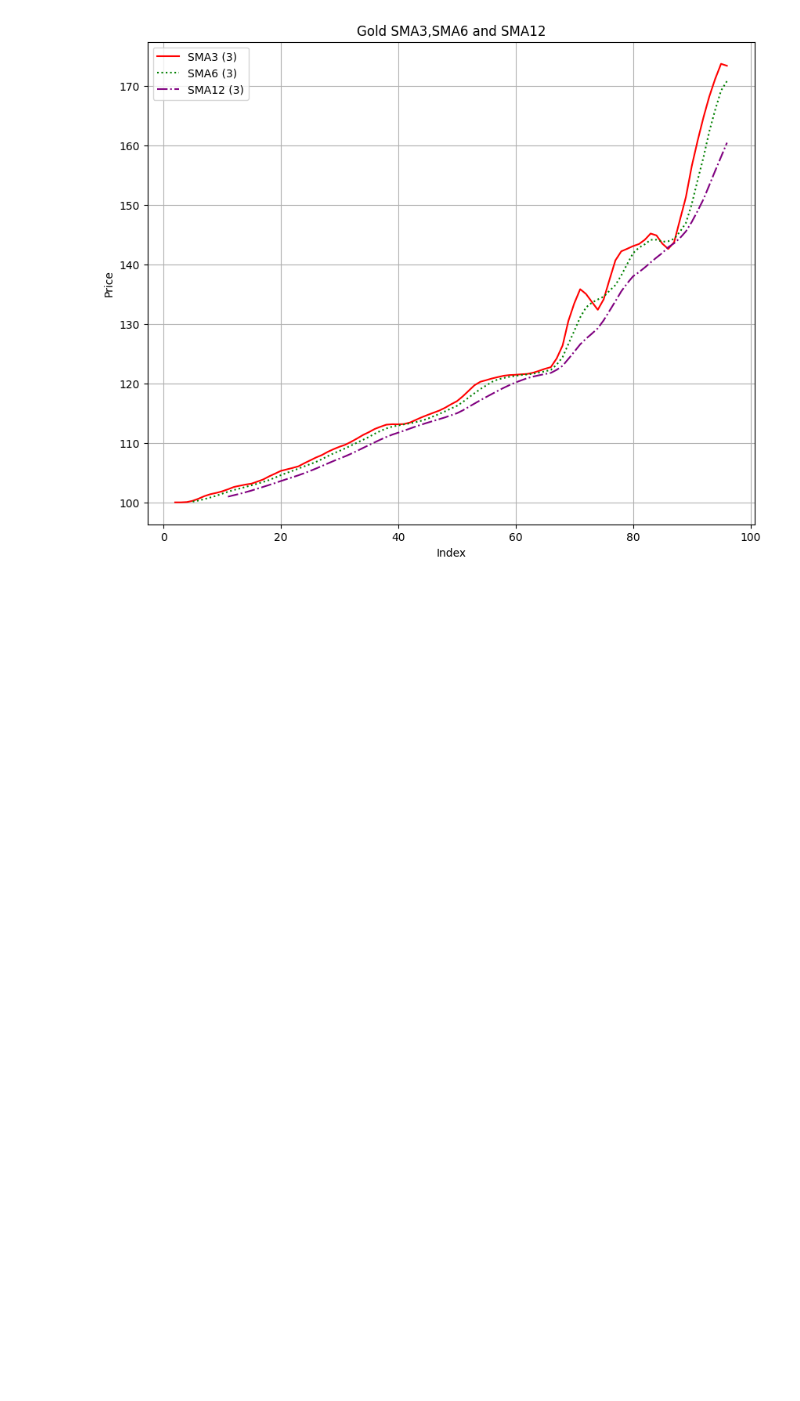
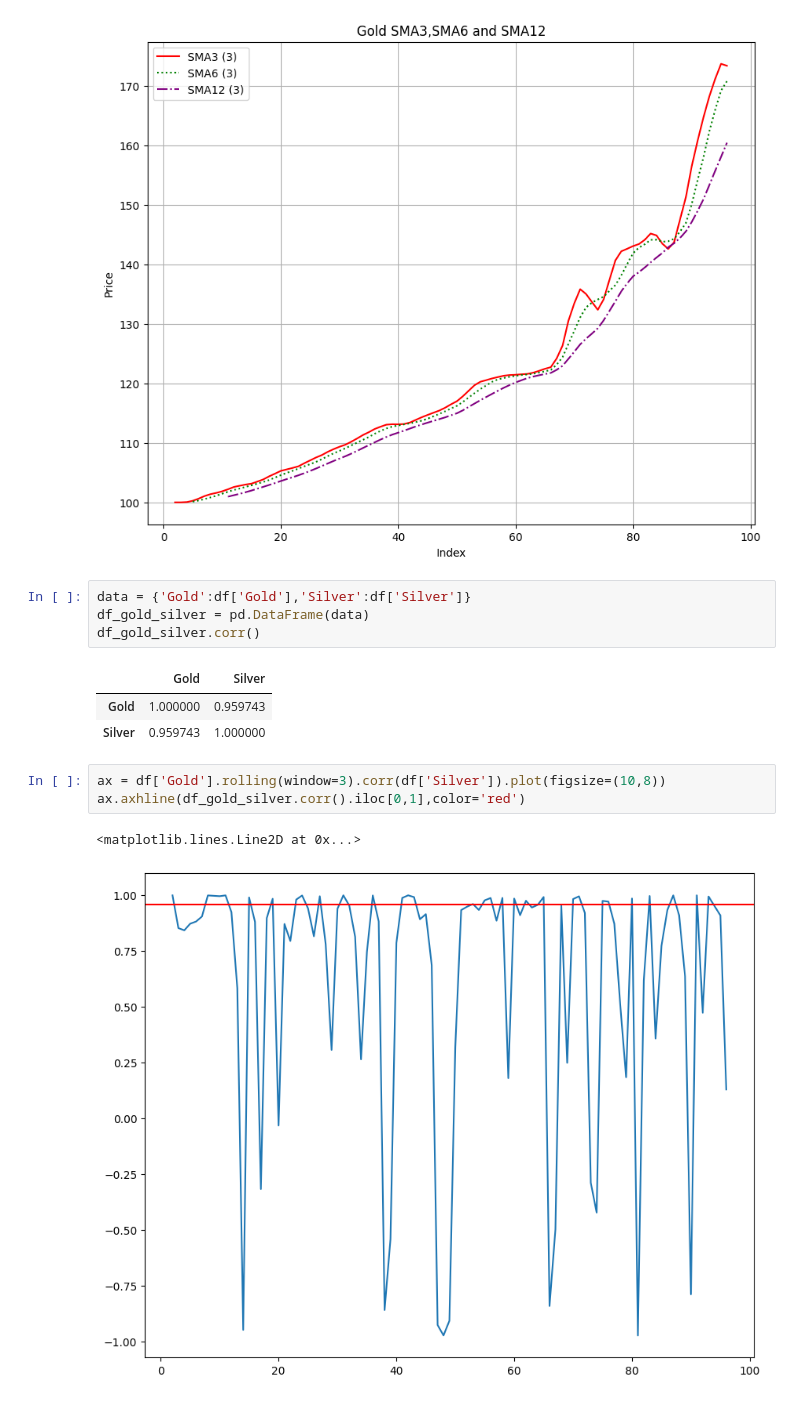
Before and after one commit to jayanthbagare/finpy, a Jupyter notebook: mean_reversion.ipynb, the cells around one changed output. Cells and saved outputs as stored; diff of their text form; blank space fills up the shorter version.

```diff
--- a/mean_reversion.ipynb
+++ b/mean_reversion.ipynb
@@ -361,3 +368,17 @@ plt.grid(True)
 plt.show()
 # %% [output]
 [figure]
+# %%
+data = {'Gold':df['Gold'],'Silver':df['Silver']}
+df_gold_silver = pd.DataFrame(data)
+df_gold_silver.corr()
+# %% [output]
+|  | Gold | Silver |
+| Gold | 1.000000 | 0.959743 |
+| Silver | 0.959743 | 1.000000 |
+# %%
+ax = df['Gold'].rolling(window=3).corr(df['Silver']).plot(figsize=(10,8))
+ax.axhline(df_gold_silver.corr().iloc[0,1],color='red')
+# %% [output]
+<matplotlib.lines.Line2D at 0x...>
+[figure, added]
```
Also changed, not shown: parts of 3 cells of this notebook.
